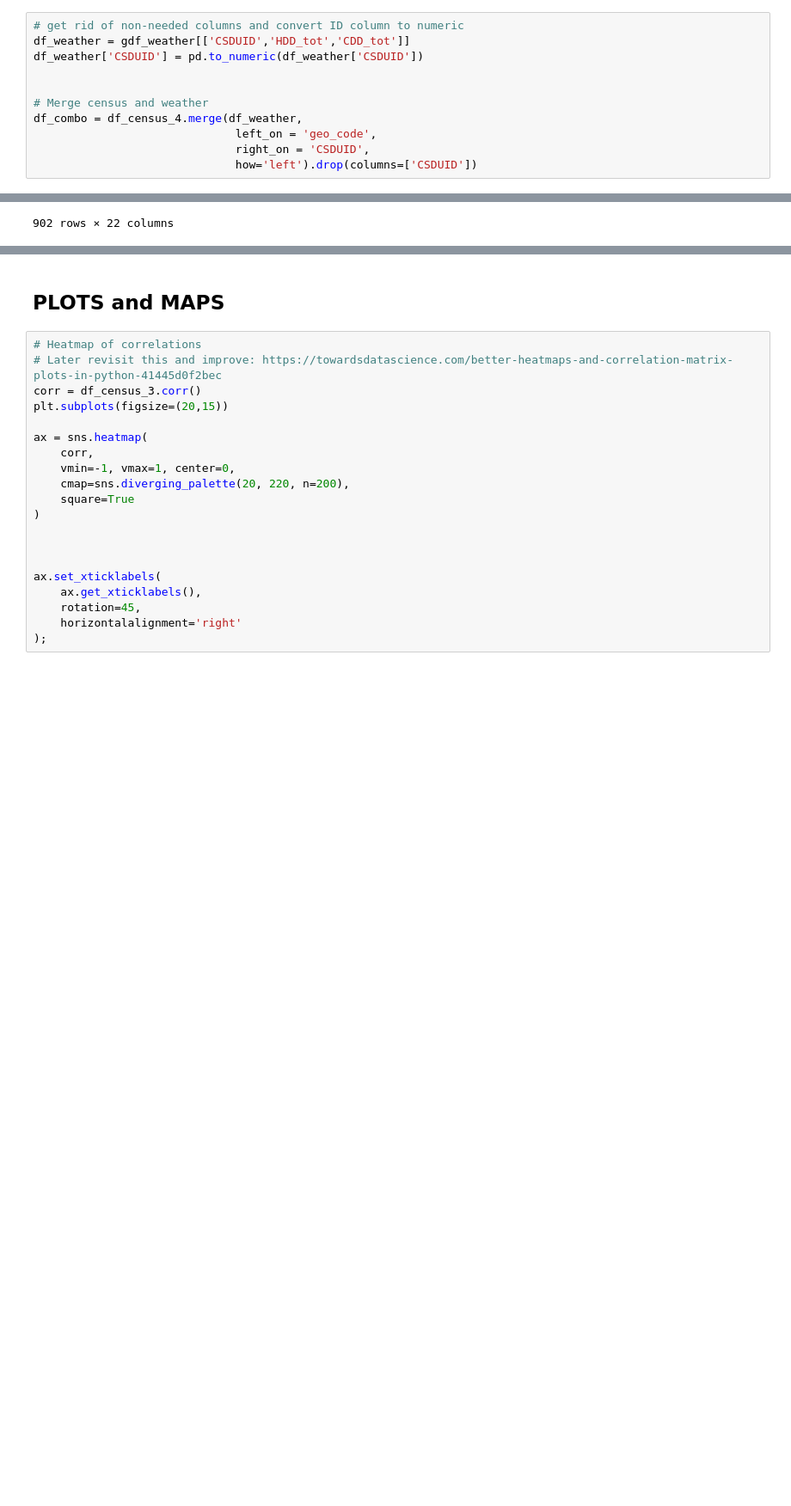
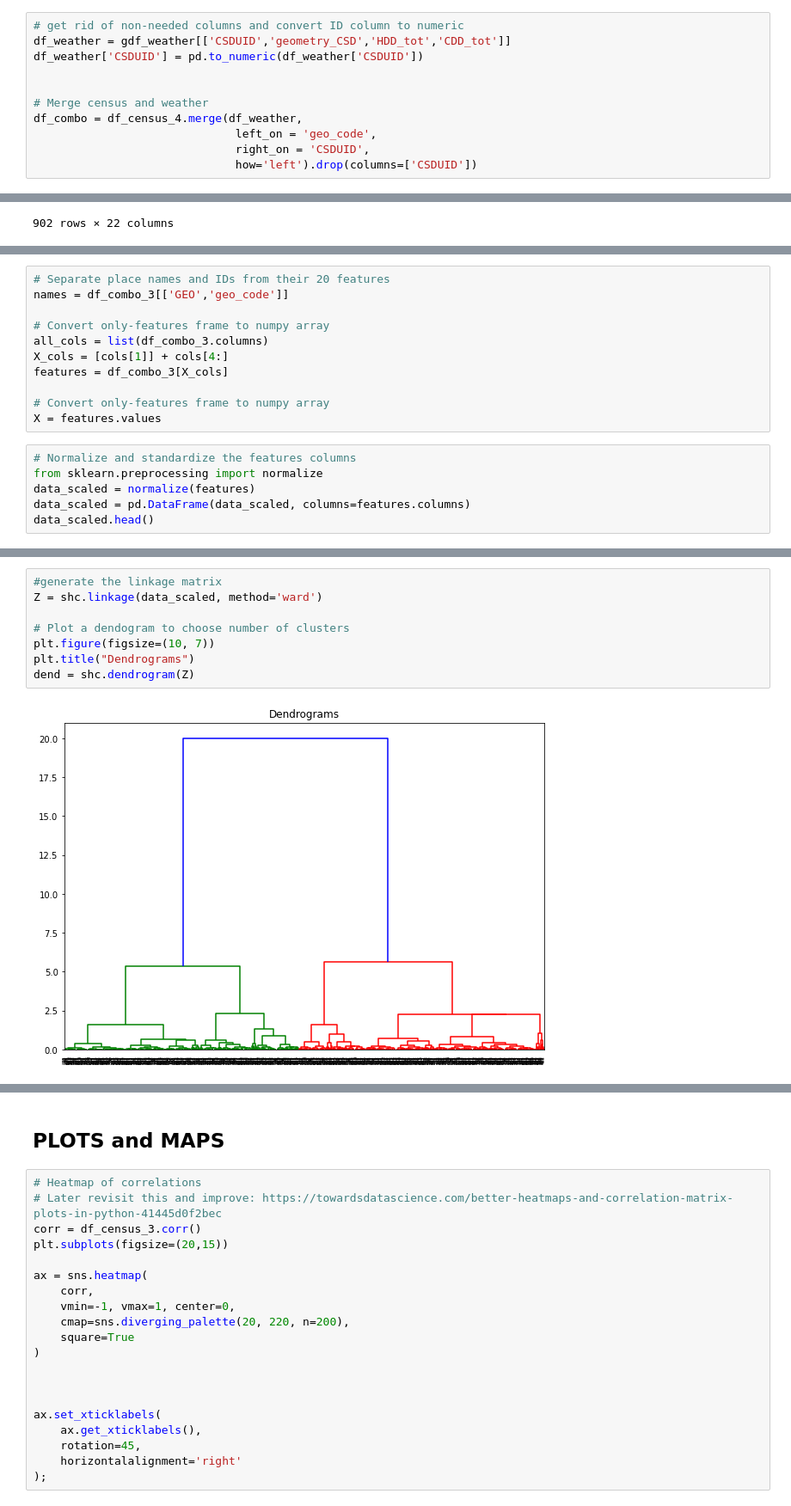
Before and after one commit to DonnaVakalis/Urban.dat, a Jupyter notebook: canadian_cousins_research_III.ipynb, the cells around one changed output, grey strips where cells are left out. Shown: that part at 86% size. Cells and saved outputs as stored; diff of their text form; blank space fills up the shorter version.

Commit message:
Maps and plots

```diff
--- a/canadian_cousins_research_III.ipynb
+++ b/canadian_cousins_research_III.ipynb
@@ -293,7 +296,7 @@ df_census_4 = df_census_3[~df_census_3.isnull().any(axis=1)] # 903 CSDs complete
 #### Pare down weather *data*
 # %%
 # get rid of non-needed columns and convert ID column to numeric
-df_weather = gdf_weather[['CSDUID','HDD_tot','CDD_tot']]
+df_weather = gdf_weather[['CSDUID','geometry_CSD','HDD_tot','CDD_tot']]
 df_weather['CSDUID'] = pd.to_numeric(df_weather['CSDUID'])
 
 
@@ -339,0 +349,17 @@ df_combo_3
+# %%
+# Separate place names and IDs from their 20 features
+names = df_combo_3[['GEO','geo_code']]
+
+# Convert only-features frame to numpy array
+all_cols = list(df_combo_3.columns)
+X_cols = [cols[1]] + cols[4:]
+features = df_combo_3[X_cols]
+
+# Convert only-features frame to numpy array
+X = features.values
+# %%
+# Normalize and standardize the features columns
+from sklearn.preprocessing import normalize
+data_scaled = normalize(features)
+data_scaled = pd.DataFrame(data_scaled, columns=features.columns)
+data_scaled.head()
@@ -339,0 +373,10 @@ df_combo_3
+# %%
+#generate the linkage matrix
+Z = shc.linkage(data_scaled, method='ward')
+
+# Plot a dendogram to choose number of clusters
+plt.figure(figsize=(10, 7))
+plt.title("Dendrograms")
+dend = shc.dendrogram(Z)
+# %% [output]
+[figure, added]
```
Also changed, not shown: parts of 23 cells of this notebook.
